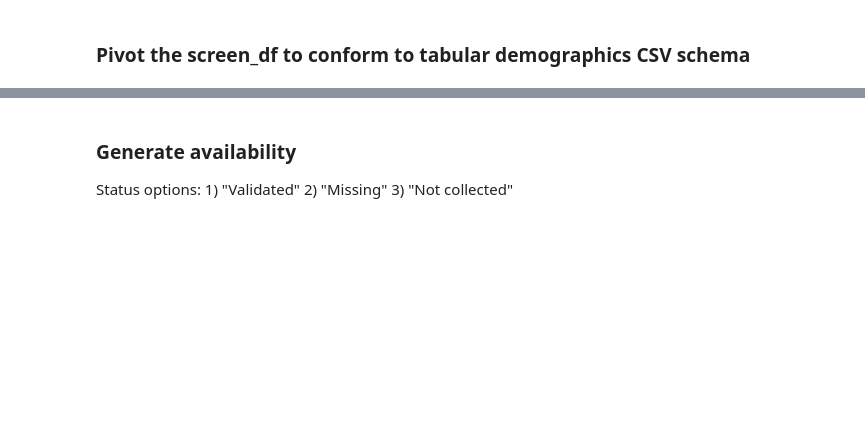
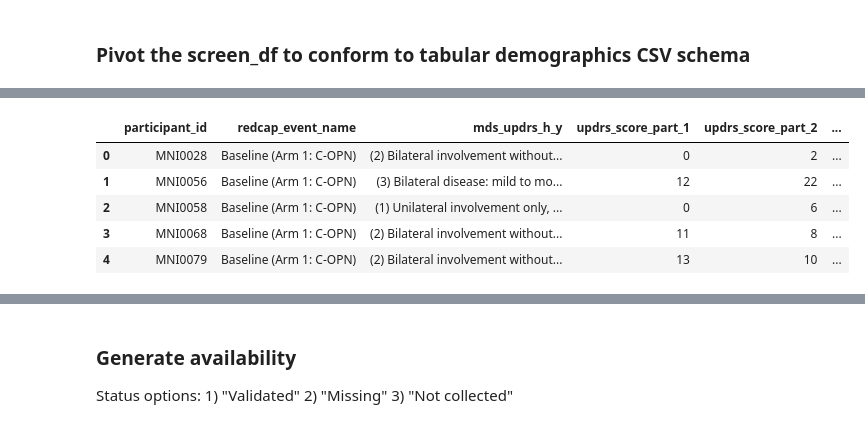
Before and after one commit to nipoppy/nipoppy, a Jupyter notebook: nipoppy/notebooks/redcap.ipynb, the cells around one changed output, grey strips where cells are left out. Cells and saved outputs as stored; diff of their text form; code cells hidden in the pictures; blank space fills up the shorter version.

```diff
--- a/nipoppy/notebooks/redcap.ipynb
+++ b/nipoppy/notebooks/redcap.ipynb
@@ -364,8 +492,15 @@ demographic_df.head()
 # %%
 visit_prefix = "UPDRS_"
 updrs_df = nipoppy_redcap_filtered_df[redcap_index_cols + updrs_cols].copy()
-updrs_df["visit_id"] = updrs_df["redcap_event_name"].map(redcap_event_visit_id_dict)
-updrs_df["visit"] = visit_prefix + updrs_df["visit_id"]
+updrs_df["visit_id"] = visit_prefix + updrs_df["redcap_event_name"].map(redcap_event_visit_id_dict)
+# updrs_df["visit"] =  + updrs_df["visit_id"]
 
 updrs_df.head()
+# %% [output]
+|  | participant_id | redcap_event_name | mds_updrs_h_y | updrs_score_part_1 | updrs_score_part_2 | ... |
+| 0 | MNI0028 | Baseline (Arm 1: C-OPN) | (2) Bilateral involvement without... | 0 | 2 | ... |
+| 1 | MNI0056 | Baseline (Arm 1: C-OPN) | (3) Bilateral disease: mild to mo... | 12 | 22 | ... |
+| 2 | MNI0058 | Baseline (Arm 1: C-OPN) | (1) Unilateral involvement only, ... | 0 | 6 | ... |
+| 3 | MNI0068 | Baseline (Arm 1: C-OPN) | (2) Bilateral involvement without... | 11 | 8 | ... |
+| 4 | MNI0079 | Baseline (Arm 1: C-OPN) | (2) Bilateral involvement without... | 13 | 10 | ... |
 # %%
```
Also changed, not shown: parts of 27 cells of this notebook, 1 other file.
